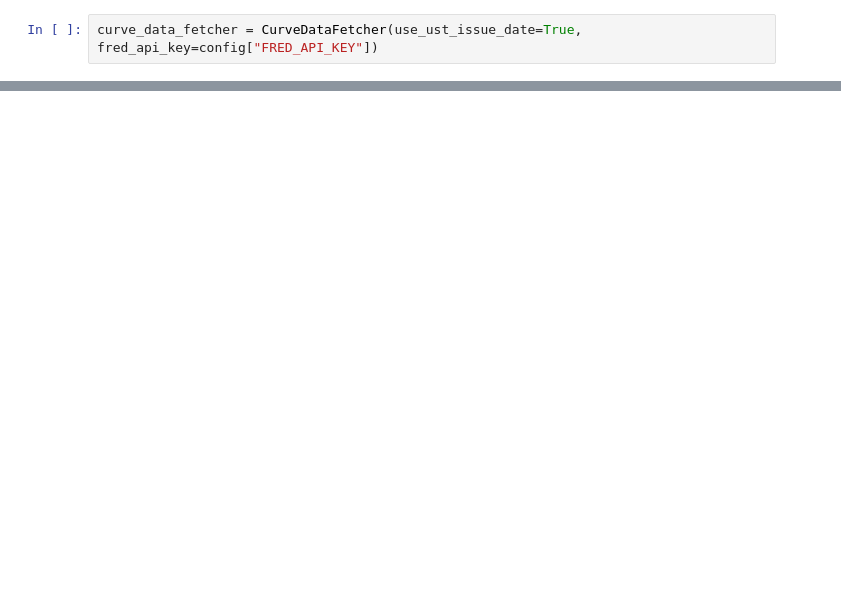
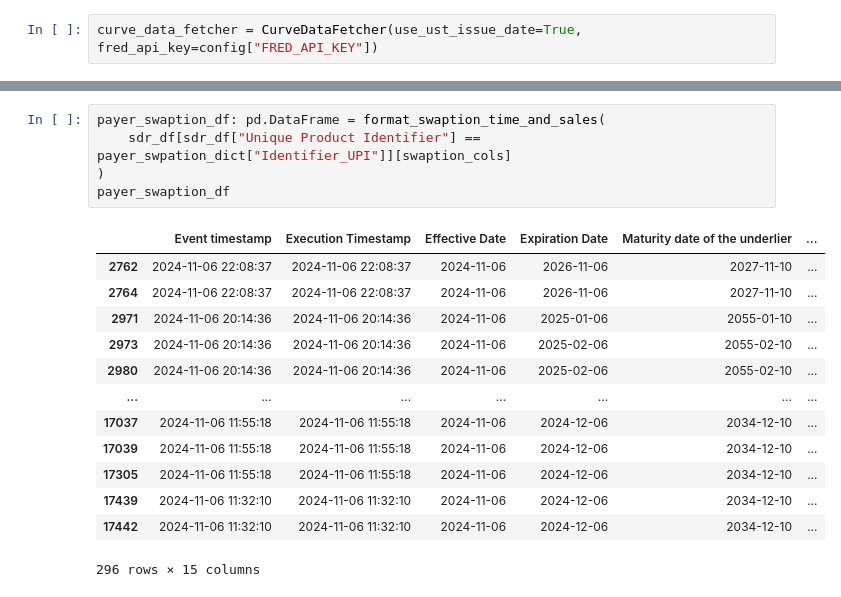
Before and after one commit to cleeclee123/Curvy-CUSIPs, a Jupyter notebook: notebooks/swaptions.ipynb, the cells around one changed output, grey strips where cells are left out. Saved outputs shown, nothing was run; the diff lists cells and outputs as text; blank space fills up the shorter version.

```diff
--- a/notebooks/swaptions.ipynb
+++ b/notebooks/swaptions.ipynb
@@ -149,0 +275,19 @@ sdr_df
+# %%
+payer_swaption_df: pd.DataFrame = format_swaption_time_and_sales(
+    sdr_df[sdr_df["Unique Product Identifier"] == payer_swpation_dict["Identifier_UPI"]][swaption_cols]
+)
+payer_swaption_df
+# %% [output]
+|  | Event timestamp | Execution Timestamp | Effective Date | Expiration Date | Maturity date of the underlier | ... |
+| 2762 | 2024-11-06 22:08:37 | 2024-11-06 22:08:37 | 2024-11-06 | 2026-11-06 | 2027-11-10 | ... |
+| 2764 | 2024-11-06 22:08:37 | 2024-11-06 22:08:37 | 2024-11-06 | 2026-11-06 | 2027-11-10 | ... |
+| 2971 | 2024-11-06 20:14:36 | 2024-11-06 20:14:36 | 2024-11-06 | 2025-01-06 | 2055-01-10 | ... |
+| 2973 | 2024-11-06 20:14:36 | 2024-11-06 20:14:36 | 2024-11-06 | 2025-02-06 | 2055-02-10 | ... |
+| 2980 | 2024-11-06 20:14:36 | 2024-11-06 20:14:36 | 2024-11-06 | 2025-02-06 | 2055-02-10 | ... |
+| ... | ... | ... | ... | ... | ... | ... |
+| 17037 | 2024-11-06 11:55:18 | 2024-11-06 11:55:18 | 2024-11-06 | 2024-12-06 | 2034-12-10 | ... |
+| 17039 | 2024-11-06 11:55:18 | 2024-11-06 11:55:18 | 2024-11-06 | 2024-12-06 | 2034-12-10 | ... |
+| 17305 | 2024-11-06 11:55:18 | 2024-11-06 11:55:18 | 2024-11-06 | 2024-12-06 | 2034-12-10 | ... |
+| 17439 | 2024-11-06 11:32:10 | 2024-11-06 11:32:10 | 2024-11-06 | 2024-12-06 | 2034-12-10 | ... |
+| 17442 | 2024-11-06 11:32:10 | 2024-11-06 11:32:10 | 2024-11-06 | 2024-12-06 | 2034-12-10 | ... |
+296 rows × 15 columns
```
Also changed, not shown: parts of 11 cells of this notebook, 22 other files.
